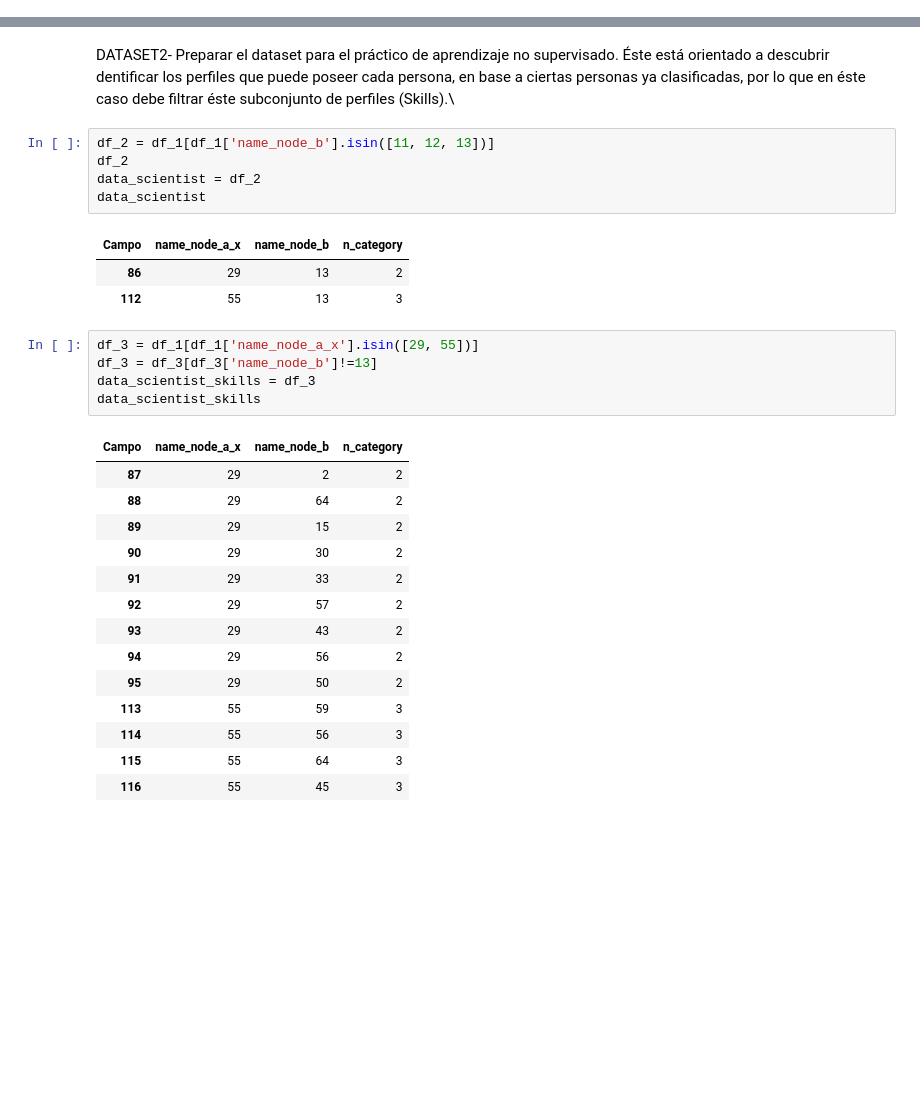
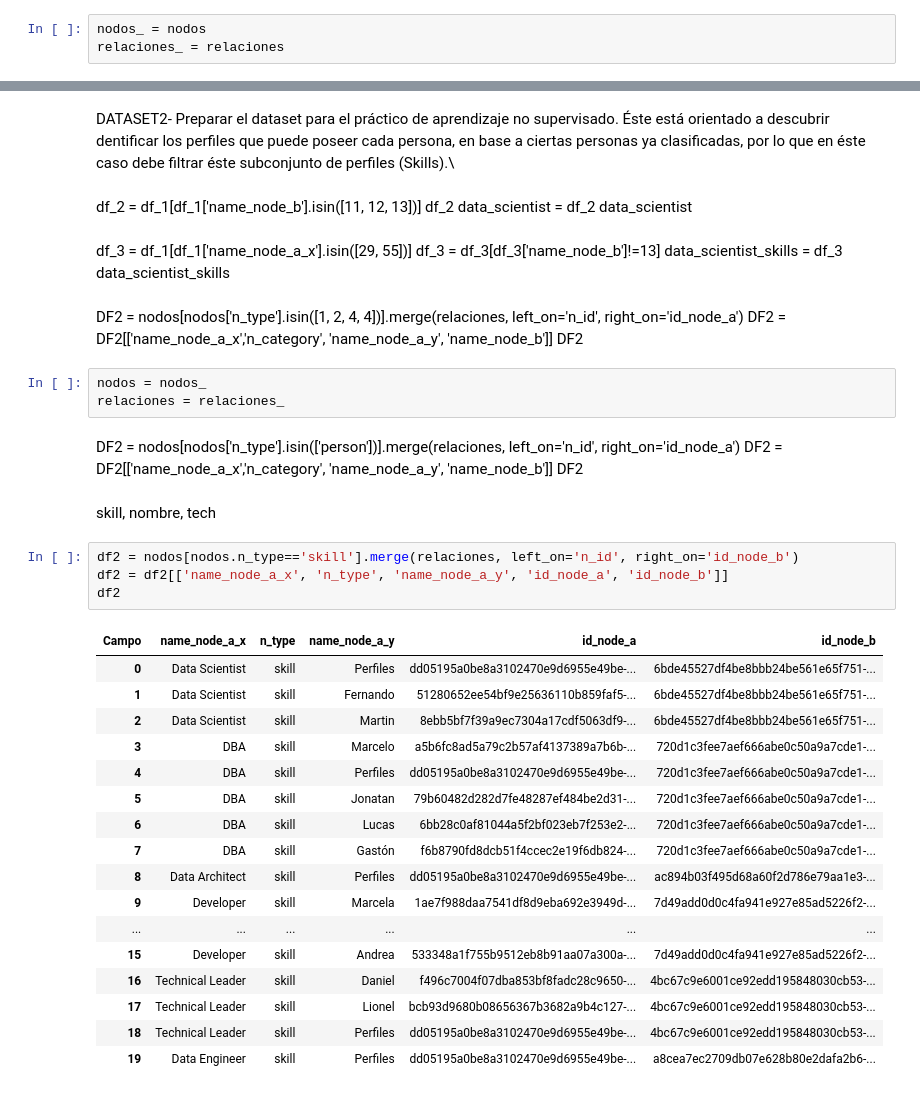
Before and after one commit to fgpalacios/diplodatos2020, a Jupyter notebook: mentoria_grafos_curacion.ipynb, the cells around one changed output, grey strips where cells are left out. Cells and saved outputs as stored; diff of their text form; blank space fills up the shorter version.

```diff
--- a/mentoria_grafos_curacion.ipynb
+++ b/mentoria_grafos_curacion.ipynb
@@ -220,6 +220,9 @@ DATASET1- Preparar un dataset para usar modelos supervisados. Éste debe incluir
 DATASET2- Preparar el dataset para el práctico de aprendizaje no supervisado. Éste está orientado a descubrir dentificar los perfiles que puede poseer cada persona, en base a ciertas personas ya clasificadas, por lo que en éste caso debe filtrar éste subconjunto de perfiles (Skills).\
 
 Por último, guarde los datasets en un formato conveniente para usar después. Importante: guardarlos en nuevos archivos para no sobreescribir los datos crudos u originales\
+# %%
+nodos_ = nodos
+relaciones_ = relaciones
 # %% [markdown]
 a.
 # %%
@@ -805,31 +700,47 @@ df_1
 # %% [markdown]
 DATASET2- Preparar el dataset para el práctico de aprendizaje no supervisado. Éste está orientado a descubrir dentificar los perfiles que puede poseer cada persona, en base a ciertas personas ya clasificadas, por lo que en éste caso debe filtrar éste subconjunto de perfiles (Skills).\
-# %%
-df_2 = df_1[df_1['name_node_b'].isin([11, 12, 13])]
-df_2
-data_scientist = df_2
-data_scientist
-# %% [output]
-| Campo | name_node_a_x | name_node_b | n_category |
-| 86 | 29 | 13 | 2 |
-| 112 | 55 | 13 | 3 |
-# %%
-df_3 = df_1[df_1['name_node_a_x'].isin([29, 55])]
-df_3 = df_3[df_3['name_node_b']!=13]
-data_scientist_skills = df_3
-data_scientist_skills
-# %% [output]
-| Campo | name_node_a_x | name_node_b | n_category |
-| 87 | 29 | 2 | 2 |
-| 88 | 29 | 64 | 2 |
-| 89 | 29 | 15 | 2 |
-| 90 | 29 | 30 | 2 |
-| 91 | 29 | 33 | 2 |
-| 92 | 29 | 57 | 2 |
-| 93 | 29 | 43 | 2 |
-| 94 | 29 | 56 | 2 |
-| 95 | 29 | 50 | 2 |
-| 113 | 55 | 59 | 3 |
-| 114 | 55 | 56 | 3 |
-| 115 | 55 | 64 | 3 |
-| 116 | 55 | 45 | 3 |
+# %% [markdown]
+df_2 = df_1[df_1['name_node_b'].isin([11, 12, 13])]
+df_2
+data_scientist = df_2
+data_scientist
+# %% [markdown]
+df_3 = df_1[df_1['name_node_a_x'].isin([29, 55])]
+df_3 = df_3[df_3['name_node_b']!=13]
+data_scientist_skills = df_3
+data_scientist_skills
+# %% [markdown]
+DF2 = nodos[nodos['n_type'].isin([1, 2, 4, 4])].merge(relaciones, left_on='n_id', right_on='id_node_a')
+DF2 = DF2[['name_node_a_x','n_category', 'name_node_a_y', 'name_node_b']]
+DF2
+# %%
+nodos = nodos_
+relaciones = relaciones_
+# %% [markdown]
+DF2 = nodos[nodos['n_type'].isin(['person'])].merge(relaciones, left_on='n_id', right_on='id_node_a')
+DF2 =  DF2[['name_node_a_x','n_category', 'name_node_a_y', 'name_node_b']]
+DF2
+# %% [markdown]
+skill, nombre, tech
+# %%
+df2 = nodos[nodos.n_type=='skill'].merge(relaciones, left_on='n_id', right_on='id_node_b')
+df2 = df2[['name_node_a_x', 'n_type', 'name_node_a_y', 'id_node_a', 'id_node_b']]
+df2
+# %% [output]
+| Campo | name_node_a_x | n_type | name_node_a_y | id_node_a | id_node_b |
+| 0 | Data Scientist | skill | Perfiles | dd05195a0be8a3102470e9d6955e49be-... | 6bde45527df4be8bbb24be561e65f751-... |
+| 1 | Data Scientist | skill | Fernando | 51280652ee54bf9e25636110b859faf5-... | 6bde45527df4be8bbb24be561e65f751-... |
+| 2 | Data Scientist | skill | Martin | 8ebb5bf7f39a9ec7304a17cdf5063df9-... | 6bde45527df4be8bbb24be561e65f751-... |
+| 3 | DBA | skill | Marcelo | a5b6fc8ad5a79c2b57af4137389a7b6b-... | 720d1c3fee7aef666abe0c50a9a7cde1-... |
+| 4 | DBA | skill | Perfiles | dd05195a0be8a3102470e9d6955e49be-... | 720d1c3fee7aef666abe0c50a9a7cde1-... |
+| 5 | DBA | skill | Jonatan | 79b60482d282d7fe48287ef484be2d31-... | 720d1c3fee7aef666abe0c50a9a7cde1-... |
+| 6 | DBA | skill | Lucas | 6bb28c0af81044a5f2bf023eb7f253e2-... | 720d1c3fee7aef666abe0c50a9a7cde1-... |
+| 7 | DBA | skill | Gastón | f6b8790fd8dcb51f4ccec2e19f6db824-... | 720d1c3fee7aef666abe0c50a9a7cde1-... |
+| 8 | Data Architect | skill | Perfiles | dd05195a0be8a3102470e9d6955e49be-... | ac894b03f495d68a60f2d786e79aa1e3-... |
+| 9 | Developer | skill | Marcela | 1ae7f988daa7541df8d9eba692e3949d-... | 7d49add0d0c4fa941e927e85ad5226f2-... |
+| ... | ... | ... | ... | ... | ... |
+| 15 | Developer | skill | Andrea | 533348a1f755b9512eb8b91aa07a300a-... | 7d49add0d0c4fa941e927e85ad5226f2-... |
+| 16 | Technical Leader | skill | Daniel | f496c7004f07dba853bf8fadc28c9650-... | 4bc67c9e6001ce92edd195848030cb53-... |
+| 17 | Technical Leader | skill | Lionel | bcb93d9680b08656367b3682a9b4c127-... | 4bc67c9e6001ce92edd195848030cb53-... |
+| 18 | Technical Leader | skill | Perfiles | dd05195a0be8a3102470e9d6955e49be-... | 4bc67c9e6001ce92edd195848030cb53-... |
+| 19 | Data Engineer | skill | Perfiles | dd05195a0be8a3102470e9d6955e49be-... | a8cea7ec2709db07e628b80e2dafa2b6-... |
```
Also changed, not shown: parts of 53 cells of this notebook.
